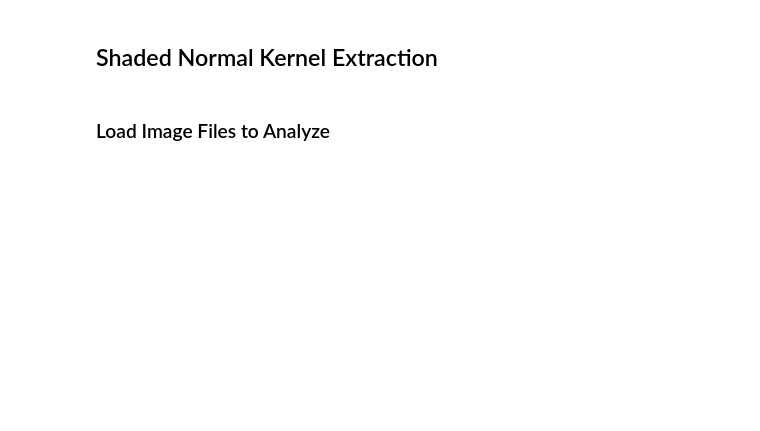
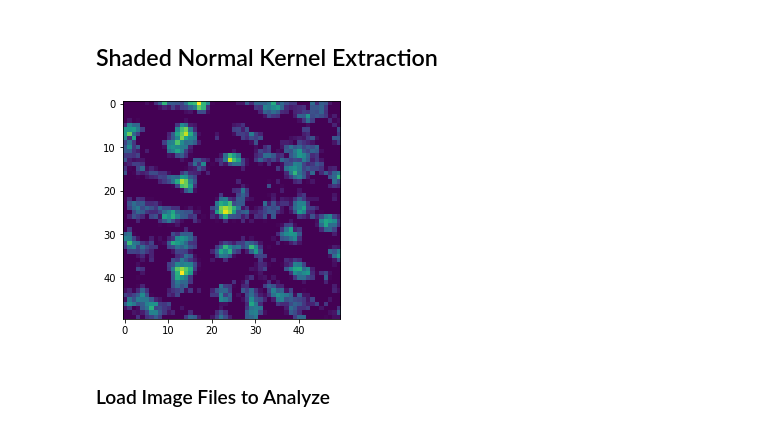
Before and after one commit to YeungRepo/FriendorFoe, a Jupyter notebook: Kernel_Calibration_HighRes.ipynb, the cells around one changed output. Drawn from its saved outputs; the diff is of its cells as text; code cells hidden in the pictures; blank space fills up the shorter version.

Commit message:
updates to bacterial patch algorithm

```diff
--- a/Kernel_Calibration_HighRes.ipynb
+++ b/Kernel_Calibration_HighRes.ipynb
@@ -173,35 +180,40 @@ im_array_gray_A549_UH = im_array_gray;
 
 #set_kernel=True;
 if set_kernel:
     #sample_kernel = np.array(im_array_gray[275:325,750:820])  # single healthy feature
 
     #sample_kernel = np.array(im_array_gray[340:370,320:350])  #pathogenecity feature
     #sample_kernel = np.array(im_array_gray[190:235,590:630])  # single healthy feature
 
     #sample_kernel = np.array(im_array_gray[240:360,700:820])  # multiple healthy feature
 
     #Define Healthy A549s
     sample_kernel_healthy_A549 = np.array(im_array_gray_A549[425:575,1050:1150])
     sample_kernel_healthy_A549 = (np.mean(sample_kernel_healthy_A549,axis=None)-sample_kernel_healthy_A549)/(np.mean(sample_kernel_healthy_A549,axis=None))
     sample_kernel_healthy_A549[sample_kernel_healthy_A549<0] =0.0;
     mask_sample_kernel_healthy_A549 = sample_kernel_healthy_A549;
     #plt.figure()
     #imshow(mask_sample_kernel_healthy_A549,cmap='gray')
 
     #Define Bacterial Patches
     sample_kernel_bacterial_patch = np.array(im_array_gray_bacterial_patch[600:650,600:650]) #
     sample_kernel_bacterial_patch = (np.mean(sample_kernel_bacterial_patch,axis=None)-sample_kernel_bacterial_patch)/(np.mean(sample_kernel_bacterial_patch,axis=None))
     sample_kernel_bacterial_patch[sample_kernel_bacterial_patch<0.00] =0.0;
     mask_sample_kernel_bacterial_patch = sample_kernel_bacterial_patch#/np.max(sample_kernel_bacterial_patch);
+    plt.figure()
+    imshow(mask_sample_kernel_bacterial_patch)
+
 
 #Unhealthy cells
 if set_kernel:
     sample_kernel_unhealthy_A549 = np.array(im_array_gray_A549_UH[660:700,690:730])
     sample_kernel_unhealthy_A549 = (np.mean(sample_kernel_unhealthy_A549,axis=None)-sample_kernel_unhealthy_A549)/(np.mean(sample_kernel_unhealthy_A549,axis=None))
     sample_kernel_unhealthy_A549[sample_kernel_unhealthy_A549<-0.00] =0.0;
     mask_sample_kernel_unhealthy_A549 = sample_kernel_unhealthy_A549;
-    plt.figure()
-    imshow(mask_sample_kernel_unhealthy_A549)
+    #plt.figure()
+    #imshow(mask_sample_kernel_unhealthy_A549)
+# %% [output]
+[figure, added]
 # %%
 plt.figure()
 imshow(np.abs(sample_kernel_healthy_A549),cmap='gray')
```
Also changed, not shown: parts of 2 cells of this notebook, 3 other files.
